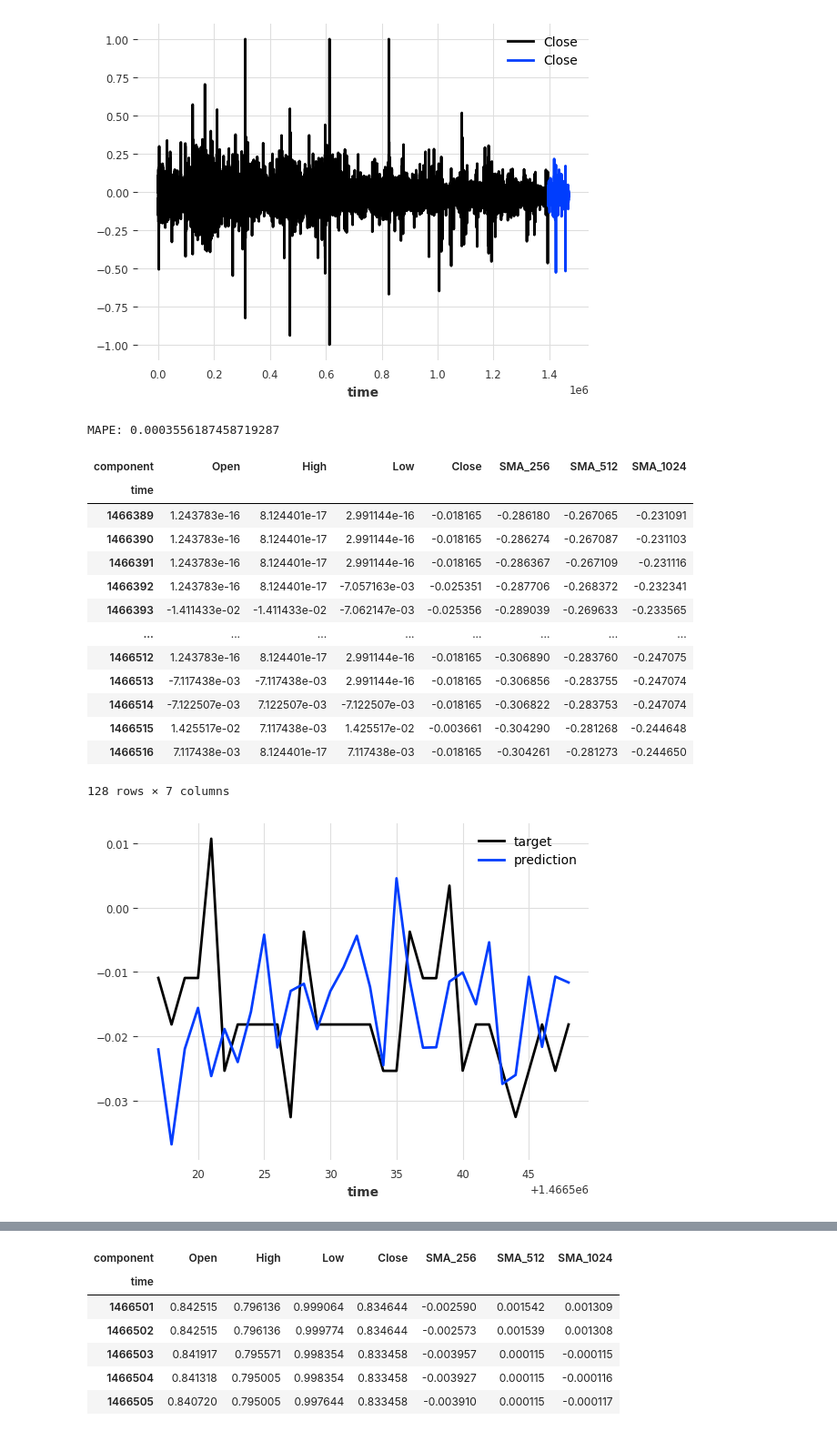
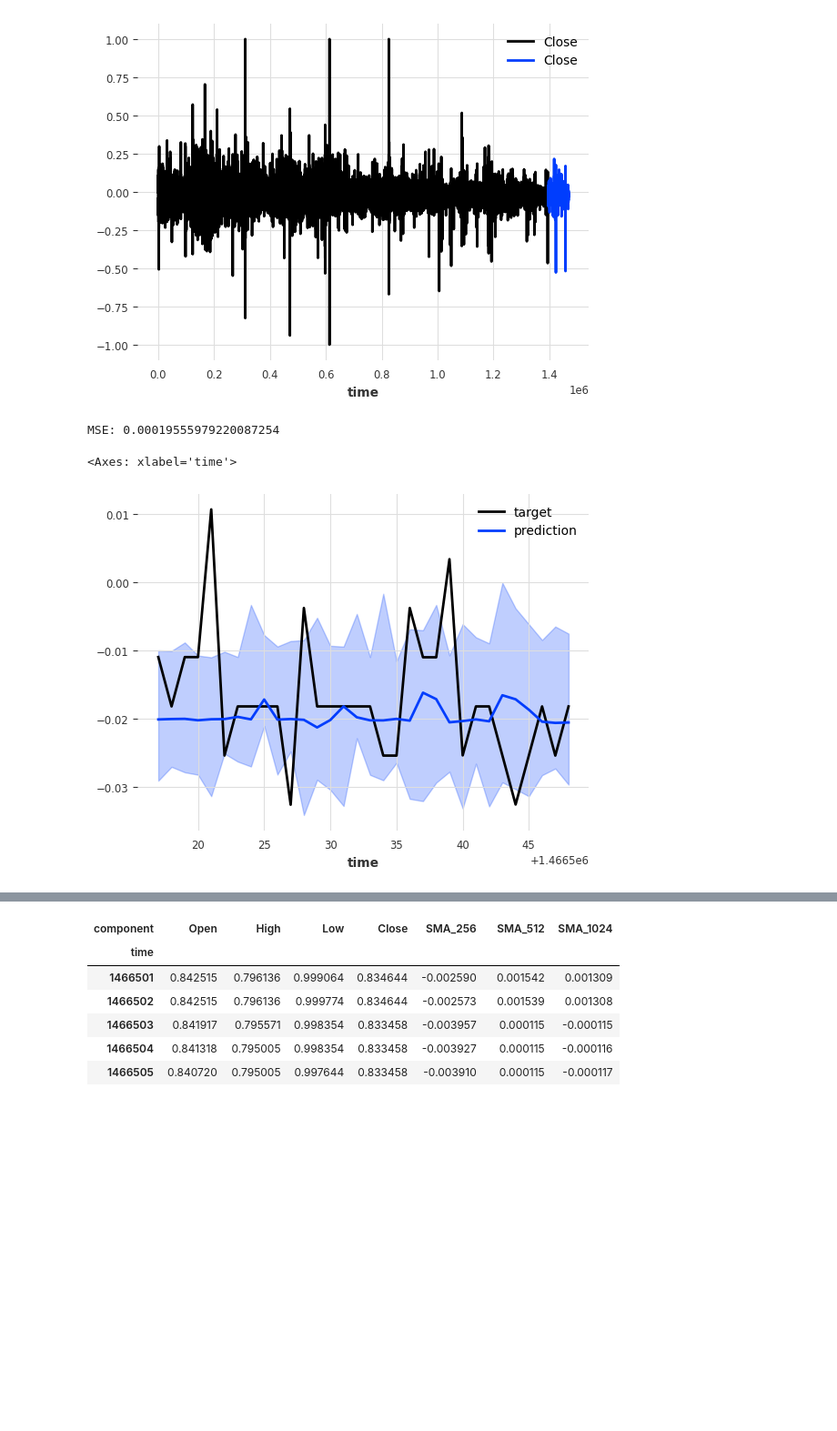
Before and after one commit to Klok-e/python-price-predict-experiment, a Jupyter notebook: price prediction_v3.ipynb, the cells around one changed output, grey strips where cells are left out. Shown at 91% size. Drawn from its saved outputs; the diff is of its cells as text; code cells hidden in the pictures; blank space fills up the shorter version.

```diff
--- a/price prediction_v3.ipynb
+++ b/price prediction_v3.ipynb
@@ -308,6 +286,8 @@ target_val["Close"].plot()
 <Axes: xlabel='time'>
 [figure]
 # %%
+from darts.utils import torch
+from darts.utils.likelihood_models import QuantileRegression
 from darts.models import TFTModel
 
 SEQUENCE_LENGTH = 128
@@ -326,21 +306,24 @@ PREDICTION_LENGTH = 32
 #     # likelihood=GaussianLikelihood(),
 # )
 
-# my_model = TFTModel(
-#     input_chunk_length=SEQUENCE_LENGTH,
-#     output_chunk_length=PREDICTION_LENGTH,
-#     hidden_size=128,
-#     lstm_layers=2,
-#     num_attention_heads=4,
-#     dropout=0.1,
-#     batch_size=512,
-#     n_epochs=1,
-#     add_relative_index=True,
-#     add_encoders=None,
-#     random_state=42,
-# )
+my_model = TFTModel(
+    input_chunk_length=SEQUENCE_LENGTH,
+    output_chunk_length=PREDICTION_LENGTH,
+    hidden_size=128,
+    lstm_layers=2,
+    num_attention_heads=4,
+    dropout=0.1,
+    batch_size=512,
+    n_epochs=1,
+    add_relative_index=True,
+    add_encoders=None,
+    random_state=42,
+    categorical_embedding_sizes={},
+    likelihood=QuantileRegression(),
+)
 
-my_model = TFTModel.load("model-weights-1694092035.1712623.pt")
+TFTMODEL_PATH = "model-weights-1694211368.0068371.pt"
+my_model.load_weights(TFTMODEL_PATH)
 # my_model = RNNModel.load("model-weights-1694033110.215867.pt")
 
 # my_model.fit(target_train, val_series=target_val, verbose=True)
@@ -374,31 +357,17 @@ def backtest(testing_model, series):
 
 backtest(my_model, target_val)
 # %% [output]
-MAPE: 0.0003556187458719287
+MSE: 0.00019555979220087254
 # %%
 OFFSET_BACK = 1999
 predict_X = target_series[-SEQUENCE_LENGTH - OFFSET_BACK:-OFFSET_BACK]
 assert len(predict_X) == SEQUENCE_LENGTH
-pred: TimeSeries = my_model.predict(PREDICTION_LENGTH, predict_X)
+pred: TimeSeries = my_model.predict(PREDICTION_LENGTH, predict_X, num_samples=32)
 
 target_val["Close"].slice_intersect(pred["Close"]).plot(label="target")
 pred["Close"].plot(label="prediction")
-predict_X.pd_dataframe()
 # %% [output]
-| component | Open | High | Low | Close | SMA_256 | SMA_512 | SMA_1024 |
-| time |  |  |  |  |  |  |  |
-| 1466389 | 1.243783e-16 | 8.124401e-17 | 2.991144e-16 | -0.018165 | -0.286180 | -0.267065 | -0.231091 |
-| 1466390 | 1.243783e-16 | 8.124401e-17 | 2.991144e-16 | -0.018165 | -0.286274 | -0.267087 | -0.231103 |
-| 1466391 | 1.243783e-16 | 8.124401e-17 | 2.991144e-16 | -0.018165 | -0.286367 | -0.267109 | -0.231116 |
-| 1466392 | 1.243783e-16 | 8.124401e-17 | -7.057163e-03 | -0.025351 | -0.287706 | -0.268372 | -0.232341 |
-| 1466393 | -1.411433e-02 | -1.411433e-02 | -7.062147e-03 | -0.025356 | -0.289039 | -0.269633 | -0.233565 |
-| ... | ... | ... | ... | ... | ... | ... | ... |
-| 1466512 | 1.243783e-16 | 8.124401e-17 | 2.991144e-16 | -0.018165 | -0.306890 | -0.283760 | -0.247075 |
-| 1466513 | -7.117438e-03 | -7.117438e-03 | 2.991144e-16 | -0.018165 | -0.306856 | -0.283755 | -0.247074 |
-| 1466514 | -7.122507e-03 | 7.122507e-03 | -7.122507e-03 | -0.018165 | -0.306822 | -0.283753 | -0.247074 |
-| 1466515 | 1.425517e-02 | 7.117438e-03 | 1.425517e-02 | -0.003661 | -0.304290 | -0.281268 | -0.244648 |
-| 1466516 | 7.117438e-03 | 8.124401e-17 | 7.117438e-03 | -0.018165 | -0.304261 | -0.281273 | -0.244650 |
-128 rows × 7 columns
+<Axes: xlabel='time'>
-[figure, old version]
+[figure, new version]
 # %%
 original_start_pred = dataset.loc[predict_X[-1].time_index.start]
```
Also changed, not shown: parts of 10 cells of this notebook, 4 other files.
